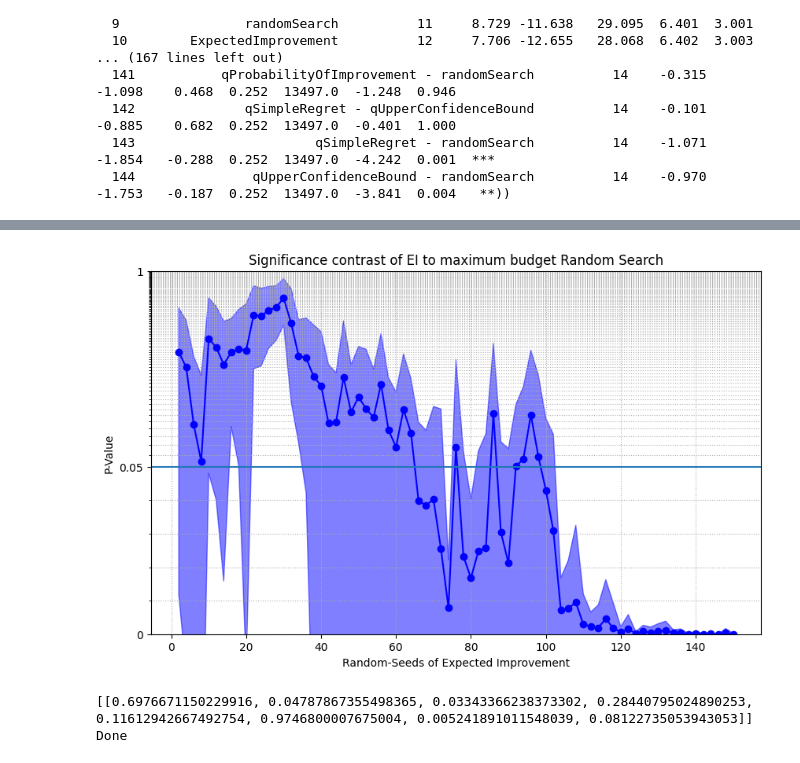
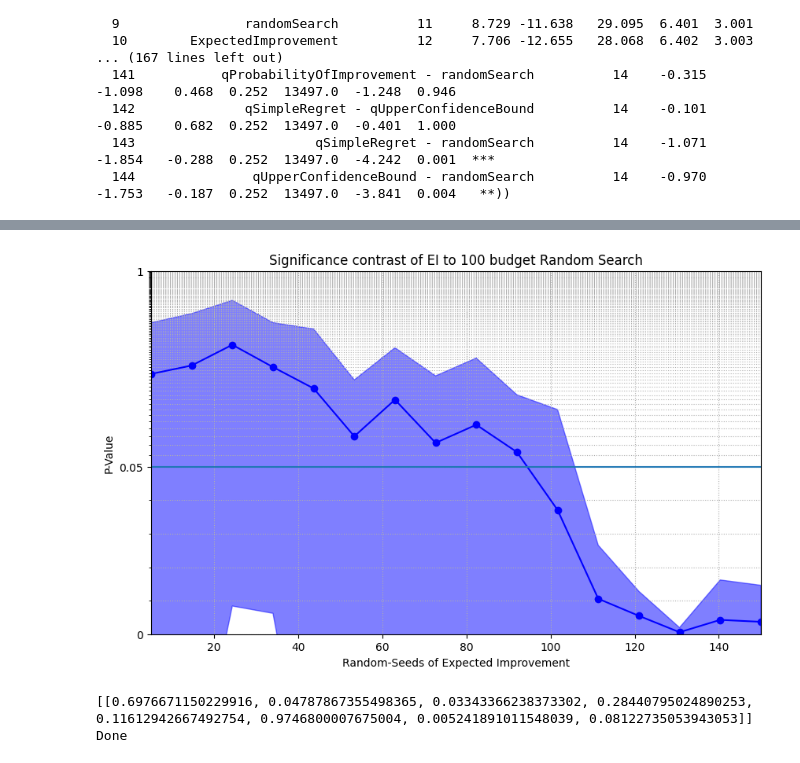
Before and after one commit to automl-private/significance_analysis, a Jupyter notebook: significance_analysis_example/testfield.ipynb, the cells around one changed output, grey strips where cells are left out. Cells and saved outputs as stored; diff of their text form; code cells hidden in the pictures.

```diff
--- a/significance_analysis_example/testfield.ipynb
+++ b/significance_analysis_example/testfield.ipynb
@@ -171,30 +114,24 @@ Done
 # %%
-data3=data.loc[data["benchmark"]!="NN_HPO_Bench"]
-result_list=[]
-x_data=[]
-min_runs=2
-max_runs=150
-stepsize=2
-systems=["randomSearch","ExpectedImprovement"]
-n_systems=len(systems)
-complete_runs=25
+
 for complete_run in range(complete_runs):
     x_data.append([])
     for number,dataset in enumerate(proportion_data(data3,max_runs,min_runs,stepsize,["ExpectedImprovement"])):
-
-        dataset2=proportion_data(data3,max_runs,systems=["randomSearch"])
+        if randomSearch_budget==0:
+            dataset2=proportion_data(data3,min_runs-1+stepsize*(number-0),systems=["randomSearch"])
+        else:
+            dataset2=proportion_data(data3,randomSearch_budget,systems=["randomSearch"])
         dataset=pd.concat([dataset,dataset2])
-        print(dataset["acquisition"].value_counts())
-        #print(dataset)
+        round_time=time.perf_counter()
+        progress=round((complete_run*((max_runs-min_runs)/stepsize)+number)/(complete_runs*((max_runs-min_runs)/stepsize))*100,ndigits=2)
+        print(f"Run {complete_run+1}/{complete_runs}, Runs: {number*stepsize+min_runs}/{max_runs} ==> Progress: {progress}%  ETA: {str(timedelta(seconds=round((round_time-start_time)/max(progress,0.000001)*(100-progress))))}                                       ", end="\r", flush=True)
         result=conduct_analysis(
             dataset,
             "mean",
             "acquisition",
             "benchmark",
-            summarize=False,
+            verbosity=0,
             show_plots=False,
         )
         result_list.append(result)
         x_data[-1].append(result[1][1]["P-val"][0])
-        print(f"Run {complete_runs}, Runs: {number*stepsize+min_runs}")
 # %% [output]
@@ -218,37 +140,41 @@ Name: acq
+# %%
+import csv
+
+with open('25_runs_RS_150_budget', 'w') as f:
+
+    # using csv.writer method from CSV package
+    write = csv.writer(f)
+
+    write.writerows(x_data)
 # %%
 from matplotlib.ticker import MultipleLocator
 #print(x_data)
-import csv
 
-with open('25_runs', 'w') as f:
-
-    # using csv.writer method from CSV package
-    write = csv.writer(f)
-
-    write.writerows(x_data)
+x_data=pd.read_csv('25_runs_RS_100_budget')
 
 x_data=np.asarray(x_data)
 x_mean=np.mean(x_data,axis=0)
 x_std=np.std(x_data,axis=0)
 y_data=np.linspace(min_runs,max_runs,len(x_data[0]))
 #algo_combo_names=list(result[1][1]["Contrast"].unique())
 
 _, axis = plt.subplots(figsize=(10, 6))
 axis.plot(y_data, x_mean, 'b-o', label='Mean')
 axis.fill_between(y_data, x_mean - x_std, x_mean + x_std, alpha=0.5, color='blue', label='Uncertainty interval')
 axis.set_xlabel("Random-Seeds of Expected Improvement")
-axis.set_title(f"Significance contrast of EI to maximum budget Random Search")
+axis.set_title(f"Significance contrast of EI to 100 budget Random Search")
 axis.set_yscale("symlog",linthresh=0.05)
 axis.axhline(y=0.05)
 axis.yaxis.set_minor_locator(MultipleLocator(0.01))
 plt.ylim(0, 1)
+plt.xlim(y_data.min(),y_data.max())
 plt.yticks(ticks=[0, 0.05, 1], labels=[0, 0.05, 1])
 axis.set_ylabel("P-Value")
 plt.grid(which="both",linestyle="dotted")
 #axis.legend()
 plt.show()
 # %% [output]
-[figure, old version]
+[figure, new version]
 # %%
 print(x_data2)
 y_data=np.linspace(min_runs,max_runs,len(x_data2[0]))
```
Also changed, not shown: parts of 6 cells of this notebook, 12 other files.
